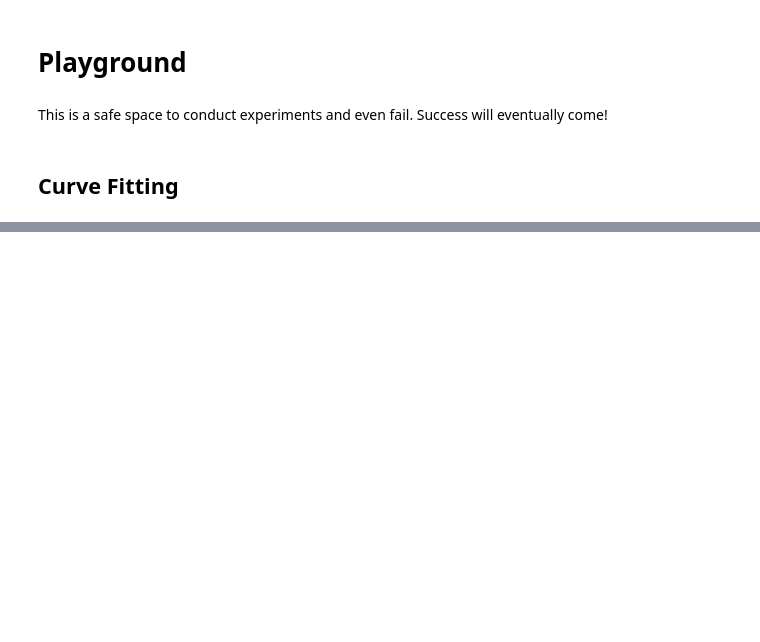
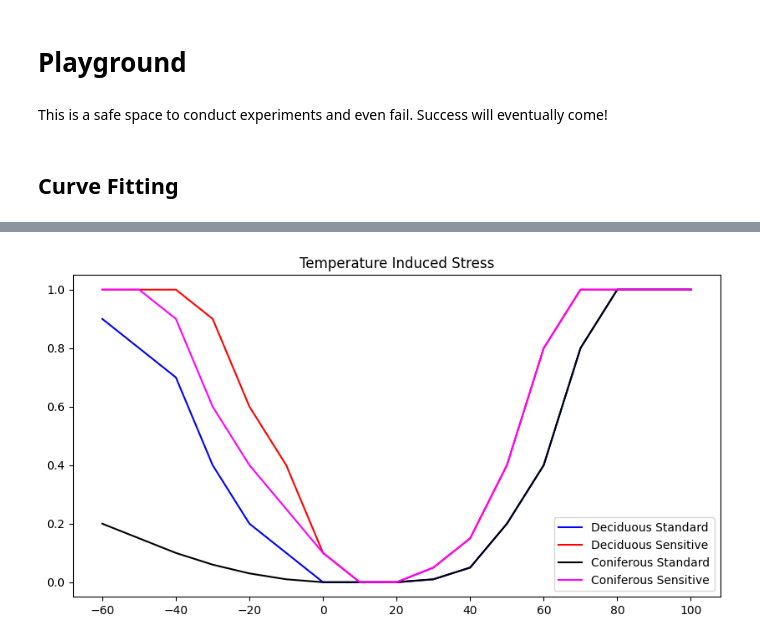
Before and after one commit to ggn1/Dissertation-TCD, a Jupyter notebook: Experiments/playground.ipynb, the cells around one changed output, grey strips where cells are left out. Drawn from its saved outputs; the diff is of its cells as text; code cells hidden in the pictures; blank space fills up the shorter version.

```diff
--- a/Experiments/playground.ipynb
+++ b/Experiments/playground.ipynb
@@ -38 +71,62 @@ def create_interpolation_function(x_points, y_points):
+# %%
+data_stress = {
+    'temperature_deciduous': pd.read_csv('./data/temp_stress_deciduous.csv'),
+    'temperature_deciduous_sensitive': pd.read_csv('./data/temp_stress_sensitive_deciduous.csv'),
+    'temperature_coniferous': pd.read_csv('./data/temp_stress_coniferous.csv'),
+    'temperature_coniferous_sensitive': pd.read_csv('./data/temp_stress_sensitive_coniferous.csv')
+}
+
+curve_fn = {
+    category: create_interpolation_function(df.temperature, df.stress)
+    for [category, df] in data_stress.items()
+}
+
+# fig, (ax1, ax2) = plt.subplots(nrows=1, ncols=2, figsize=(20,5))
+fig = plt.figure(figsize=(10,5))
+
+plt.plot(
+    data_stress['temperature_deciduous']['temperature'],
+    [
+        curve_fn['temperature_deciduous'](x) for x
+        in data_stress['temperature_deciduous']['temperature']
+    ],
+    color='blue', label='Deciduous Standard'
+)
+plt.legend()
+
+plt.plot(
+    data_stress['temperature_deciduous_sensitive']['temperature'],
+    [
+        curve_fn['temperature_deciduous_sensitive'](x) for x
+        in data_stress['temperature_deciduous_sensitive']['temperature']
+    ],
+    color='red', label='Deciduous Sensitive'
+)
+plt.legend()
+
+plt.plot(
+    data_stress['temperature_coniferous']['temperature'],
+    [
+        curve_fn['temperature_coniferous'](x) for x
+        in data_stress['temperature_coniferous']['temperature']
+    ],
+    color='black', label='Coniferous Standard'
+)
+plt.legend()
+
+plt.plot(
+    data_stress['temperature_coniferous_sensitive']['temperature'],
+    [
+        curve_fn['temperature_coniferous_sensitive'](x) for x
+        in data_stress['temperature_coniferous_sensitive']['temperature']
+    ],
+    color='magenta', label='Coniferous Sensitive'
+)
+plt.legend()
+
+plt.title('Temperature Induced Stress')
+plt.savefig('./figures/temperature_stress.png')
+plt.show()
+# %% [output]
+[figure, added]
 # %%
```
Also changed, not shown: parts of 7 cells of this notebook, 6 other files.
